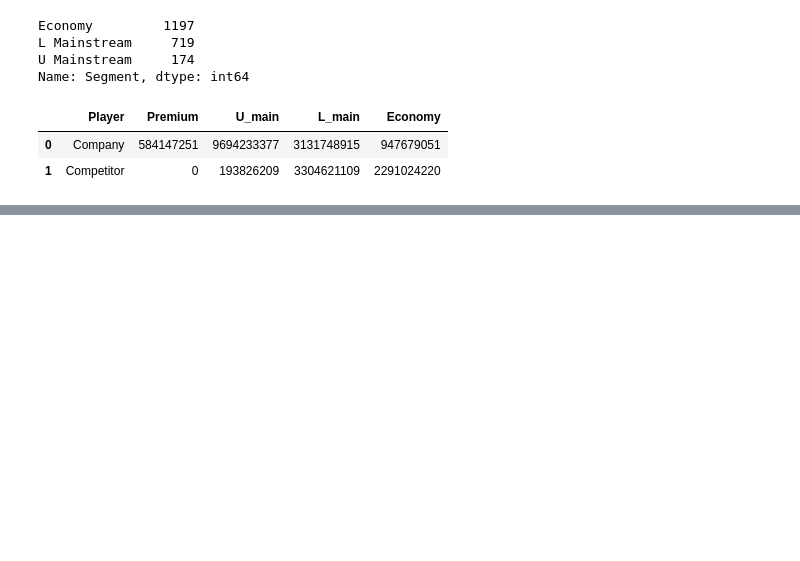
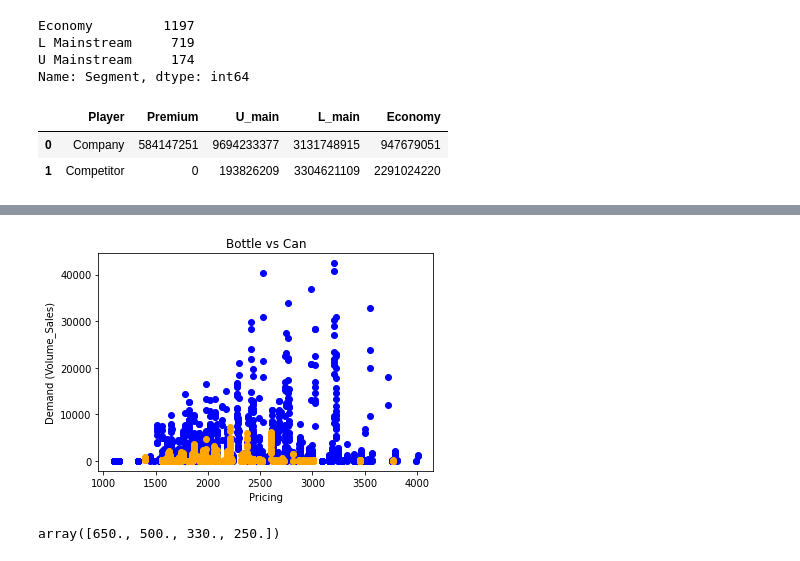
Before and after one commit to Parth-Jain-2002/BITS-BYTE, a Jupyter notebook: analysis_subham_1.ipynb, the cells around one changed output, grey strips where cells are left out. Cells and saved outputs as stored; diff of their text form; code cells hidden in the pictures; blank space fills up the shorter version.

```diff
--- a/analysis_subham.ipynb
+++ b/analysis_subham_1.ipynb
@@ -450,0 +431,19 @@ Text(0.5, 1.0, 'Competitor Economy')
+# %%
+# identifying product market fit. Bottle vs Can. demand and pricing
+df_bottle = df[df["PackType"]=="Bottle"]
+df_can = df[df["PackType"]=="CAN"]
+
+plt.scatter(df_bottle["W/s Price (per carton)"],df_bottle["Volume Sales"],color='blue')
+plt.scatter(df_can["W/s Price (per carton)"],df_can["Volume Sales"],color='orange')
+plt.xlabel('Pricing')
+plt.title('Bottle vs Can')
+plt.ylabel('Demand (Volume_Sales)')
+plt.savefig('Bottle vs Can_Demand vs Pricing')
+
+# Clearly Bottles are in more demand. Pricing point arounf 3200 has given the maximum demand.
+# %% [output]
+[figure, added]
+# %%
+df['PackSize'].unique()
+# %% [output]
+array([650., 500., 330., 250.])
```
Also changed, not shown: parts of 35 cells of this notebook, 9 other files.
